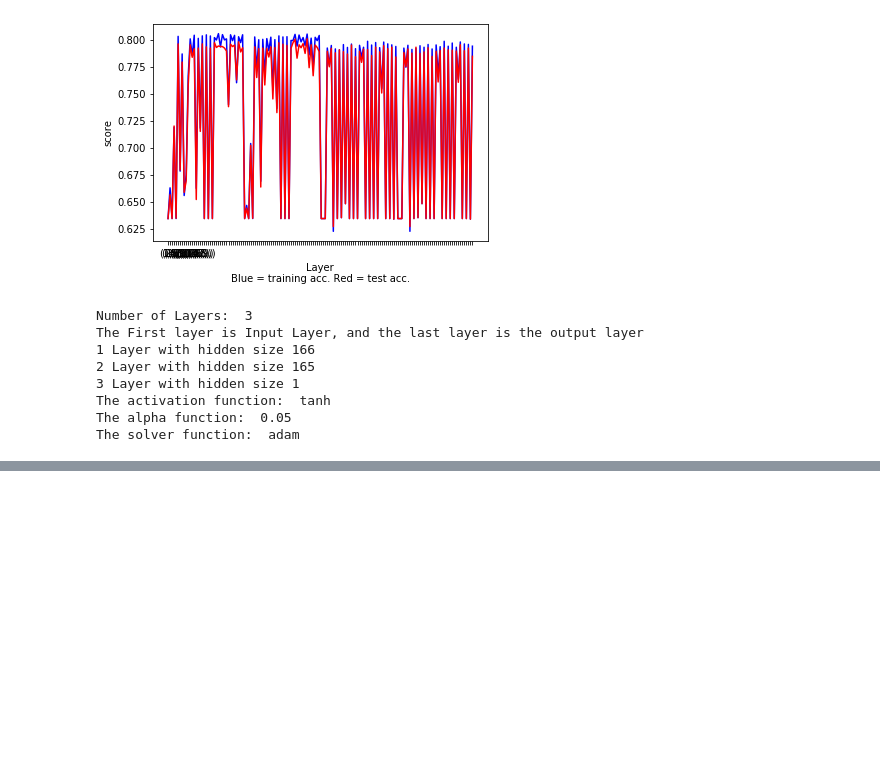
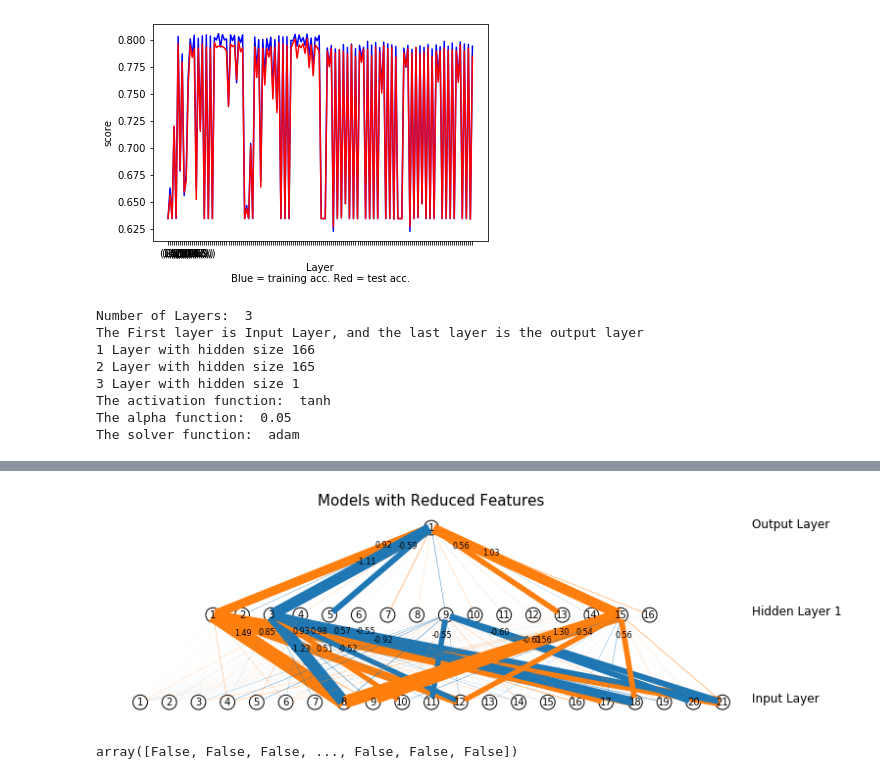
Before and after one commit to thanh31596/stephenvucovid, a Jupyter notebook: NeuralNetwork just code and look cleaner.ipynb, the cells around one changed output, grey strips where cells are left out. Saved outputs shown, nothing was run; the diff lists cells and outputs as text; code cells hidden in the pictures; blank space fills up the shorter version.

```diff
--- a/NeuralNetwork just code and look cleaner.ipynb
+++ b/NeuralNetwork just code and look cleaner.ipynb
@@ -474,0 +510,6 @@ The solver function:  adam
+# %%
+
+network=VisNN.DrawNN([21,16,1], model_8.coefs_)
+network.draw()
+# %% [output]
+[figure, added]
@@ -474,0 +518,4 @@ The solver function:  adam
+# %%
+y_train.ravel()
+# %% [output]
+array([False, False, False, ..., False, False, False])
```
Also changed, not shown: parts of 12 cells of this notebook, 30 other files.
